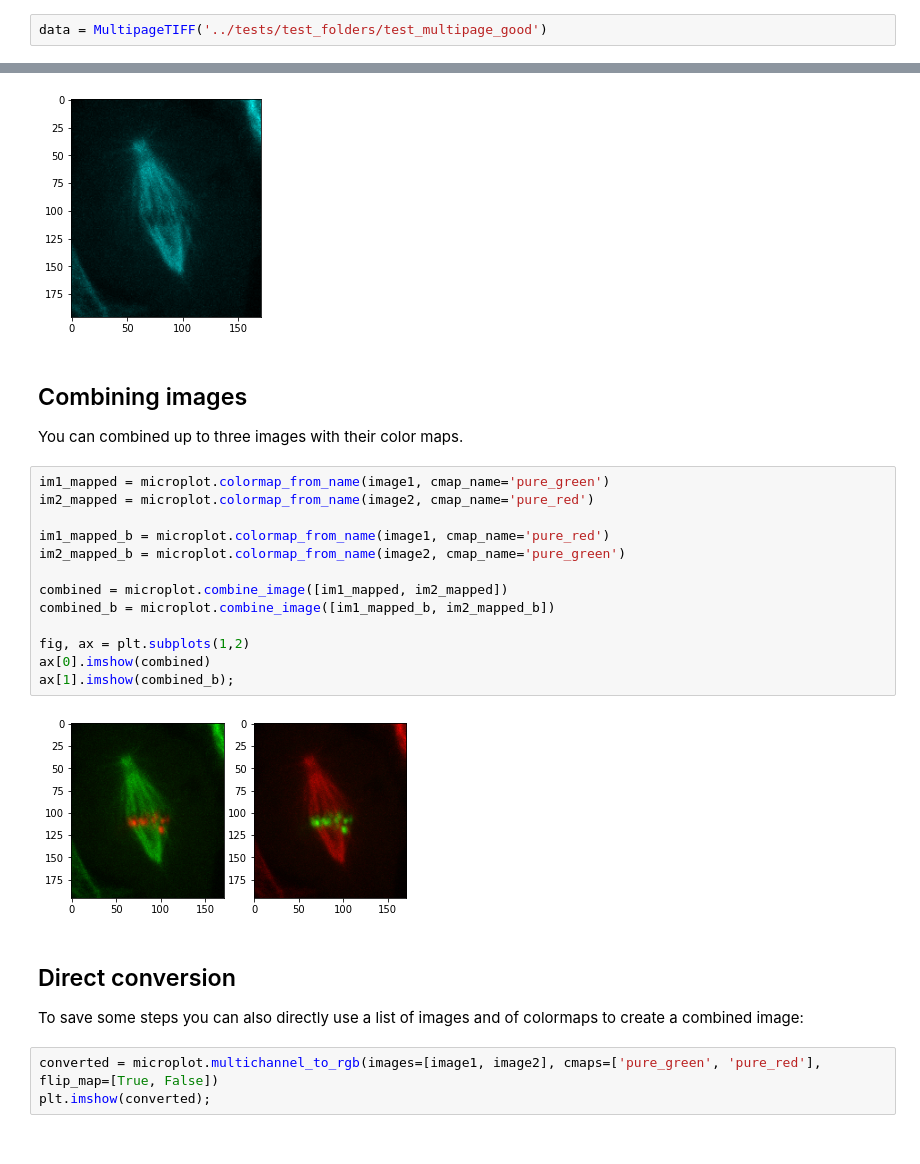
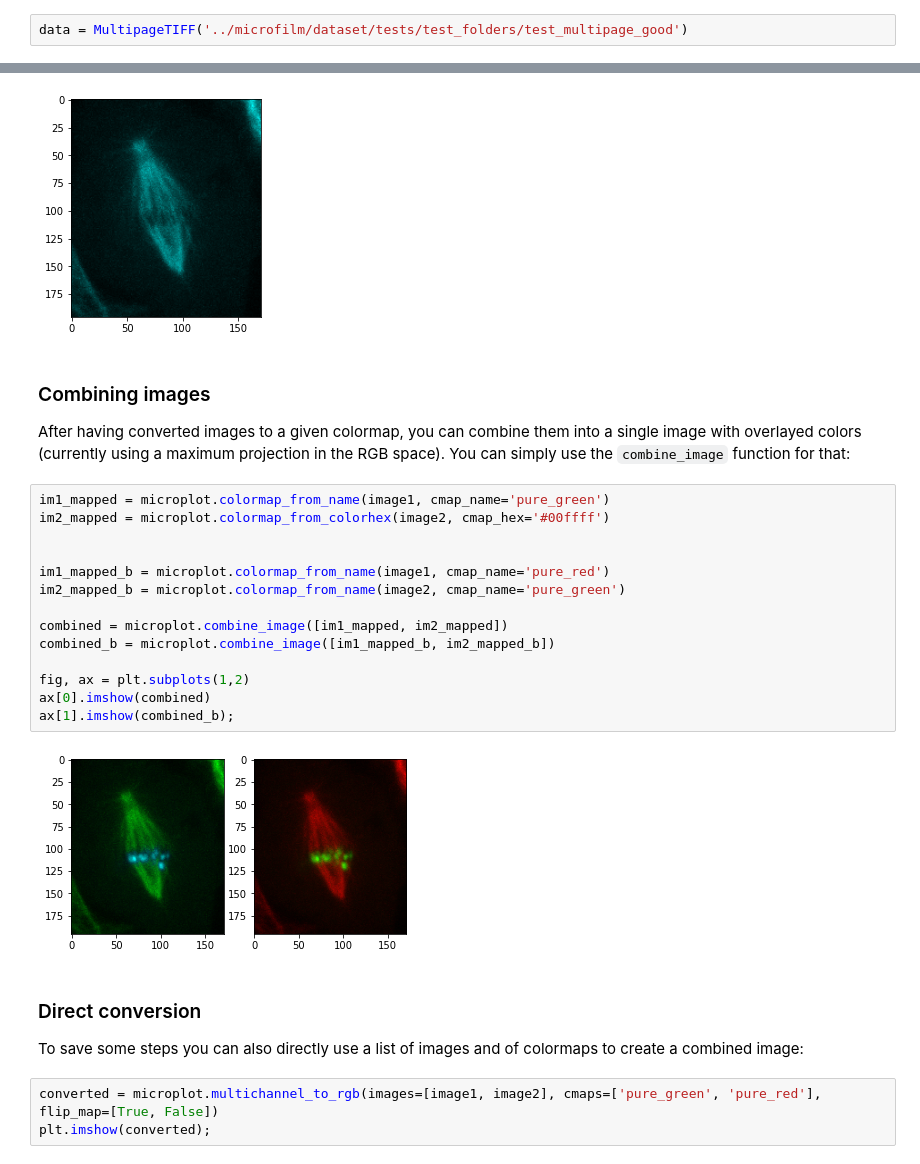
Before and after one commit to guiwitz/microfilm, a Jupyter notebook: notebooks/microplot_module.ipynb, the cells around one changed output, grey strips where cells are left out. Cells and saved outputs as stored; diff of their text form.

````diff
--- a/notebooks/microplot_module.ipynb
+++ b/notebooks/microplot_module.ipynb
@@ -14,7 +16,7 @@ from microfilm import microplot
 
 Here we used the ```dataset``` module to load some data. This is not a requirement at all. Your images should simply be Numpy arrays and you can load them as you wish.
 # %%
-data = MultipageTIFF('../tests/test_folders/test_multipage_good')
+data = MultipageTIFF('../microfilm/dataset/tests/test_folders/test_multipage_good')
 # %%
 image1 = data.load_frame(data.channel_name[0], 0)
 image2 = data.load_frame(data.channel_name[1], 0)
@@ -45,26 +116,27 @@ plt.imshow(heximage);
 # %% [output]
 [figure]
 # %% [markdown]
-## Combining images
+### Combining images
 
-You can combined up to three images with their color maps.
+After having converted images to a given colormap, you can combine them into a single image with overlayed colors (currently using a maximum projection in the RGB space). You can simply use the ```combine_image``` function for that:
 # %%
 im1_mapped = microplot.colormap_from_name(image1, cmap_name='pure_green')
-im2_mapped = microplot.colormap_from_name(image2, cmap_name='pure_red')
+im2_mapped = microplot.colormap_from_colorhex(image2, cmap_hex='#00ffff')
+
 
 im1_mapped_b = microplot.colormap_from_name(image1, cmap_name='pure_red')
 im2_mapped_b = microplot.colormap_from_name(image2, cmap_name='pure_green')
 
 combined = microplot.combine_image([im1_mapped, im2_mapped])
 combined_b = microplot.combine_image([im1_mapped_b, im2_mapped_b])
 
 fig, ax = plt.subplots(1,2)
 ax[0].imshow(combined)
 ax[1].imshow(combined_b);
 # %% [output]
-[figure, old version]
+[figure, new version]
 # %% [markdown]
-## Direct conversion
+### Direct conversion
 
 To save some steps you can also directly use a list of images and of colormaps to create a combined image:
 # %%
````
Also changed, not shown: parts of 32 cells of this notebook.
